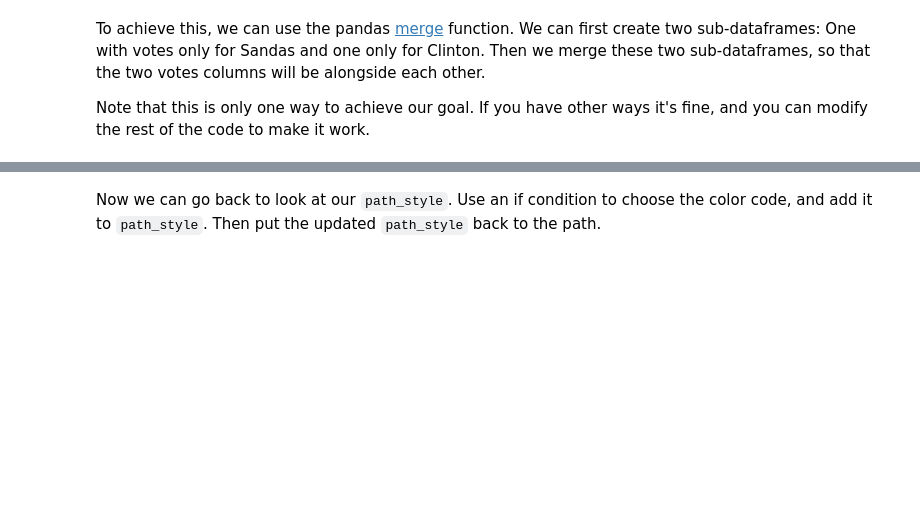
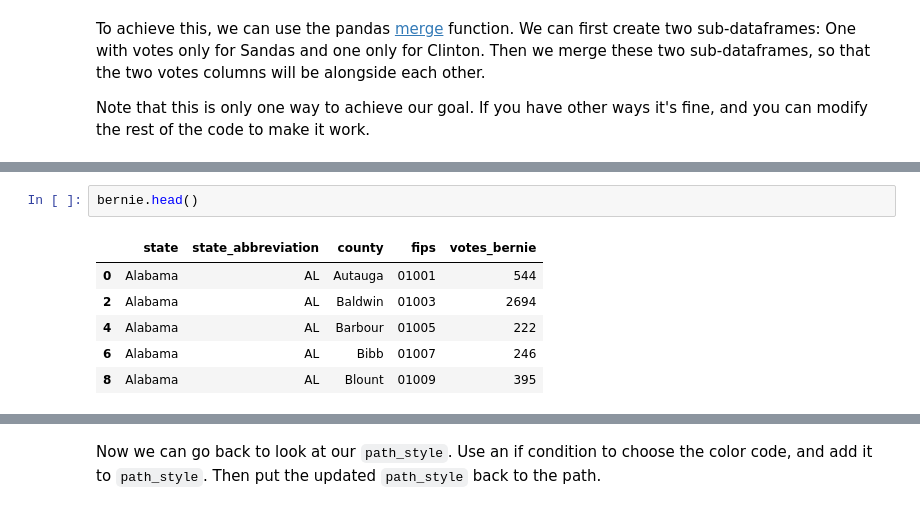
Before and after one commit to muftring/iu-datavis, a Jupyter notebook: week-13/w13_lab_uftring_michael.ipynb, the cells around one changed output, grey strips where cells are left out. Drawn from its saved outputs; the diff is of its cells as text; blank space fills up the shorter version.

```diff
--- a/week-13/w13_lab_uftring_michael.ipynb
+++ b/week-13/w13_lab_uftring_michael.ipynb
@@ -129,0 +184,9 @@ Note that this is only one way to achieve our goal. If you have other ways it's
+# %%
+bernie.head()
+# %% [output]
+|  | state | state_abbreviation | county | fips | votes_bernie |
+| 0 | Alabama | AL | Autauga | 01001 | 544 |
+| 2 | Alabama | AL | Baldwin | 01003 | 2694 |
+| 4 | Alabama | AL | Barbour | 01005 | 222 |
+| 6 | Alabama | AL | Bibb | 01007 | 246 |
+| 8 | Alabama | AL | Blount | 01009 | 395 |
```
Also changed, not shown: parts of 18 cells of this notebook, 5 other files.
